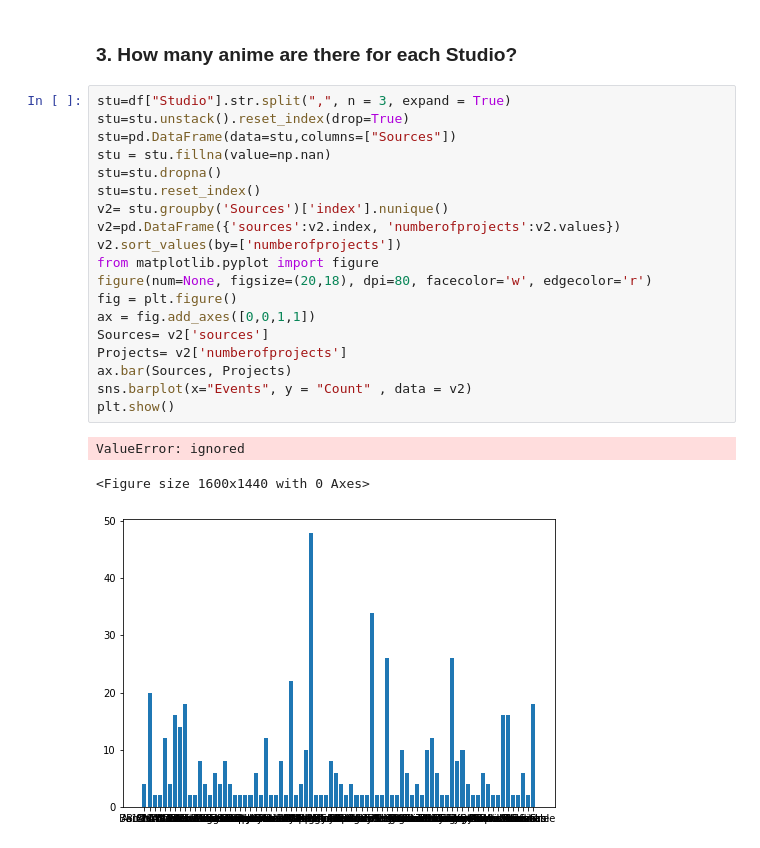
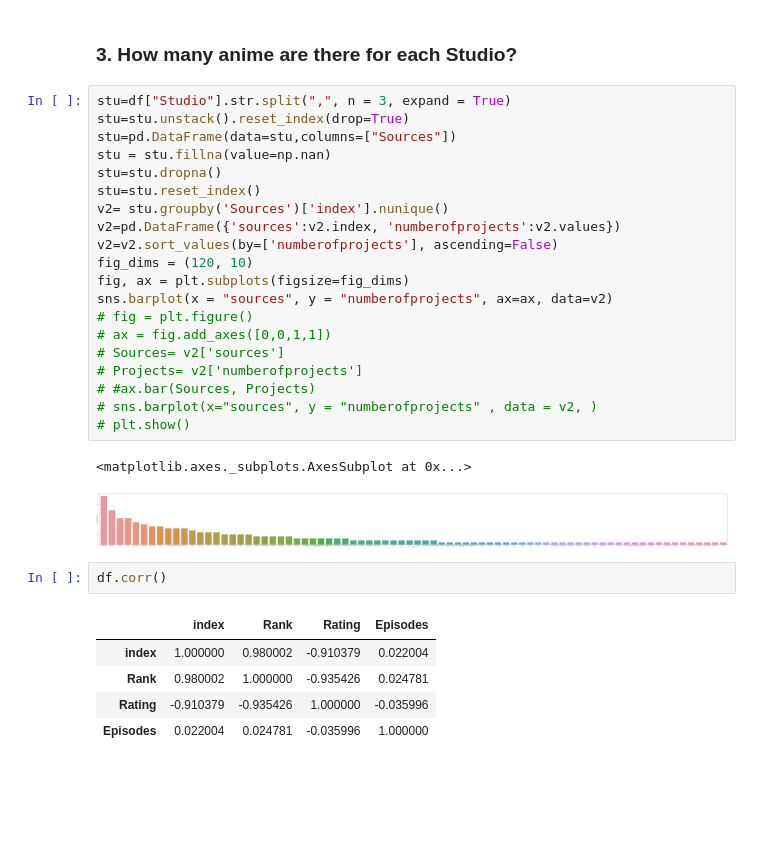
Before and after one commit to void-dono/anime-analysis, a Jupyter notebook: anime_analysis.ipynb, the cells around one changed output. Cells and saved outputs as stored; diff of their text form; blank space fills up the shorter version.

```diff
--- a/anime_analysis.ipynb
+++ b/anime_analysis.ipynb
@@ -82,23 +80,31 @@ As we can see that Manga has the highest converstion to anime followed by Origin
 # %%
 stu=df["Studio"].str.split(",", n = 3, expand = True)
 stu=stu.unstack().reset_index(drop=True)
 stu=pd.DataFrame(data=stu,columns=["Sources"])
 stu = stu.fillna(value=np.nan)
 stu=stu.dropna()
 stu=stu.reset_index()
 v2= stu.groupby('Sources')['index'].nunique()
 v2=pd.DataFrame({'sources':v2.index, 'numberofprojects':v2.values})
-v2.sort_values(by=['numberofprojects'])
-from matplotlib.pyplot import figure
-figure(num=None, figsize=(20,18), dpi=80, facecolor='w', edgecolor='r')
-fig = plt.figure()
-ax = fig.add_axes([0,0,1,1])
-Sources= v2['sources']
-Projects= v2['numberofprojects']
-ax.bar(Sources, Projects)
-sns.barplot(x="Events", y = "Count" , data = v2)
-plt.show()
+v2=v2.sort_values(by=['numberofprojects'], ascending=False)
+fig_dims = (120, 10)
+fig, ax = plt.subplots(figsize=fig_dims)
+sns.barplot(x = "sources", y = "numberofprojects", ax=ax, data=v2)
+# fig = plt.figure()
+# ax = fig.add_axes([0,0,1,1])
+# Sources= v2['sources']
+# Projects= v2['numberofprojects']
+# #ax.bar(Sources, Projects)
+# sns.barplot(x="sources", y = "numberofprojects" , data = v2, )
+# plt.show()
 # %% [output]
-ValueError: ignored
+<matplotlib.axes._subplots.AxesSubplot at 0x...>
-<Figure size 1600x1440 with 0 Axes>
-[figure, old version]
+[figure, new version]
+# %%
+df.corr()
+# %% [output]
+|  | index | Rank | Rating | Episodes |
+| index | 1.000000 | 0.980002 | -0.910379 | 0.022004 |
+| Rank | 0.980002 | 1.000000 | -0.935426 | 0.024781 |
+| Rating | -0.910379 | -0.935426 | 1.000000 | -0.035996 |
+| Episodes | 0.022004 | 0.024781 | -0.035996 | 1.000000 |
```
Also changed, not shown: parts of 9 cells of this notebook.
